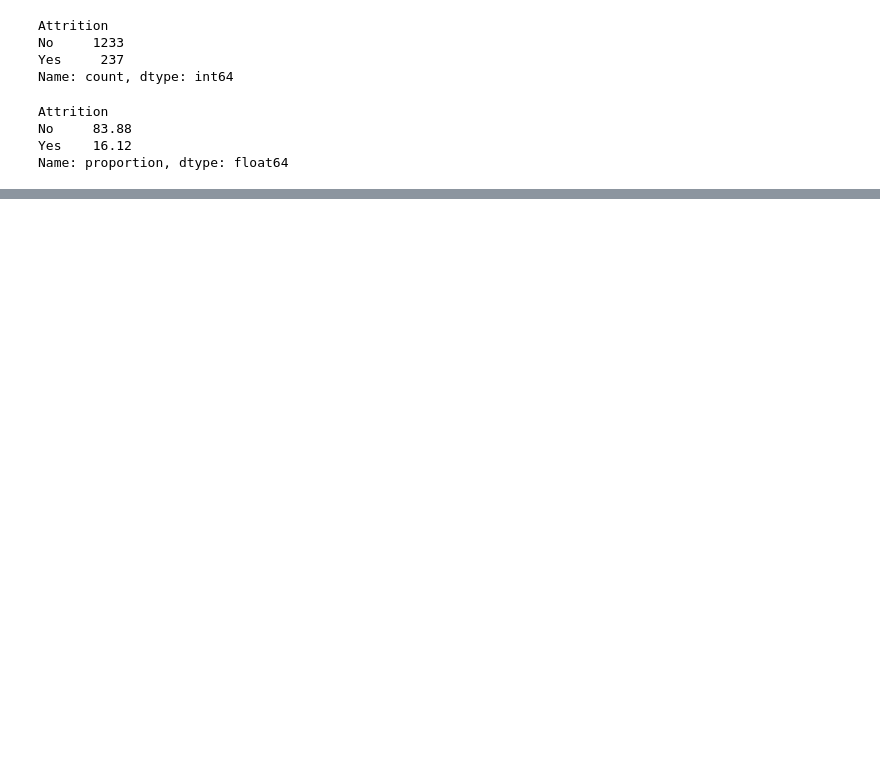
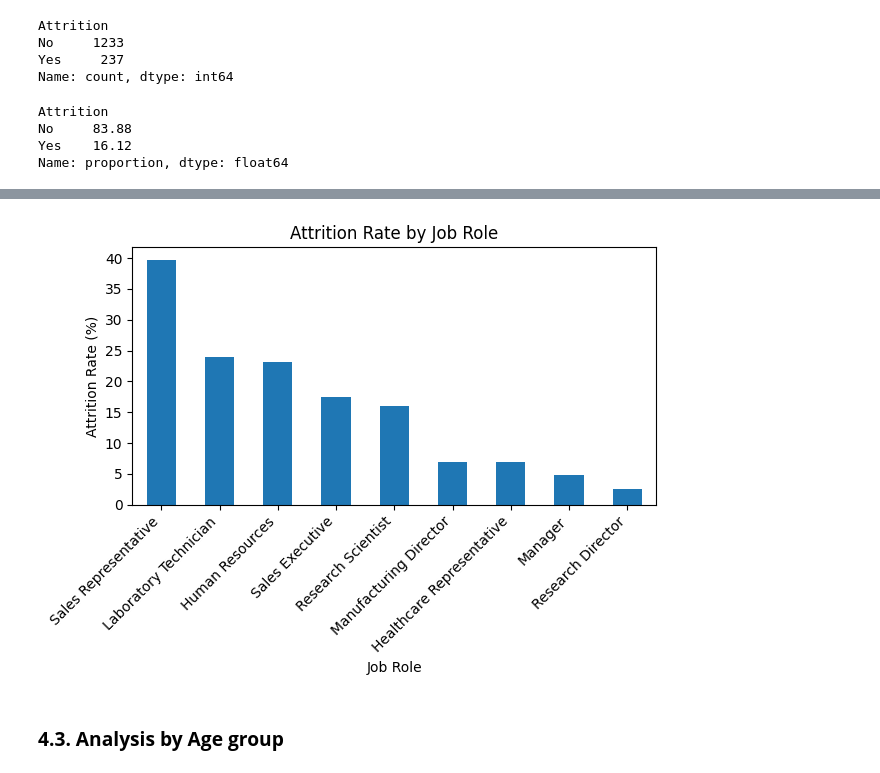
Before and after one commit to GJebres/LHUBCapstoneProject, a Jupyter notebook: CapstoneHRAnalytics.ipynb, the cells around one changed output, grey strips where cells are left out. Saved outputs shown, nothing was run; the diff lists cells and outputs as text; code cells hidden in the pictures; blank space fills up the shorter version.

```diff
--- a/CapstoneHRAnalytics.ipynb
+++ b/CapstoneHRAnalytics.ipynb
@@ -247,0 +309,20 @@ Name: proportion, dtype: float64
+# %%
+# Count employees who left and stayed by job role
+job_attrition = pd.crosstab(
+    hr_data["JobRole"],
+    hr_data["Attrition"]
+)
+
+# Calculate attrition rate
+job_attrition["Attrition Rate (%)"] = (
+    job_attrition["Yes"] /
+    (job_attrition["Yes"] + job_attrition["No"])
+) * 100
+
+# Sort from highest to lowest
+job_attrition = job_attrition.sort_values(
+    "Attrition Rate (%)",
+    ascending=False
+)
+
+print(job_attrition.round(2))
@@ -247,0 +341,17 @@ Name: proportion, dtype: float64
+# %%
+import matplotlib.pyplot as plt
+
+job_attrition["Attrition Rate (%)"].plot(
+    kind="bar",
+    title="Attrition Rate by Job Role",
+    ylabel="Attrition Rate (%)",
+    xlabel="Job Role"
+)
+
+plt.xticks(rotation=45, ha="right")
+plt.tight_layout()
+plt.show()
+# %% [output]
+[figure, added]
+# %% [markdown]
+### **4.3. Analysis by Age group**
```
Also changed, not shown: parts of 15 cells of this notebook.
